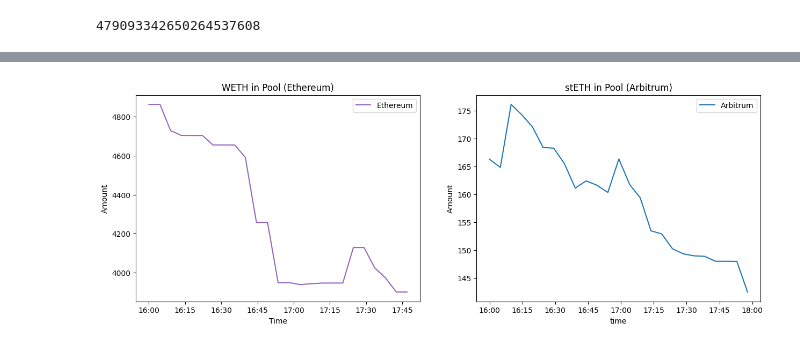
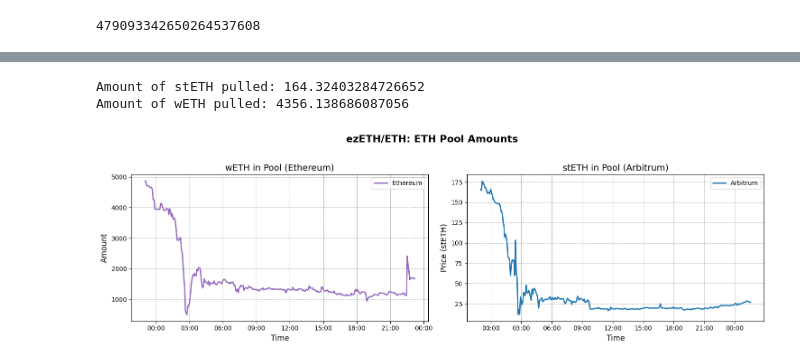
Before and after one commit to keroshanpillay/ezETH-Depeg-Analysis, a Jupyter notebook: analysis.ipynb, the cells around one changed output, grey strips where cells are left out. Cells and saved outputs as stored; diff of their text form; code cells hidden in the pictures.

```diff
--- a/analysis.ipynb
+++ b/analysis.ipynb
@@ -71,7 +64,7 @@ import json
 
 BPT_DECIMALS = 1e18
 
-num_hours = 6
+num_hours = 27
 
 START_HEIGHT = 19721825
 START_HEIGHT = eth_block_start
@@ -200,6 +196,6 @@ The latest ezETH/WETH price is: 0.9780862546408853
 # %%
-timestamps = [datetime.fromtimestamp(ts) for ts in timestamps]
-timestamps_arb = [datetime.fromtimestamp(ts) for ts in timestamps_arb]
+timestamps = [datetime.fromtimestamp(ts, tz=timezone.utc) for ts in timestamps]
+timestamps_arb = [datetime.fromtimestamp(ts, tz=timezone.utc) for ts in timestamps_arb]
 
 # scaling_factors = [1000000000000000000, 1012126580662408076, 1000000000000000000]
 # scaling_factors_arb = [1012128187462516518, 1169781604352280999, 1000000000000000000 ]
@@ -256,29 +347,54 @@ ax[1].xaxis.set_major_formatter(myFmt)
+# %%
+#calculate amount drops
+steth_pulled = (max(weth_amts_arb) - min(weth_amts_arb))
+weth_pulled = (max(weth_amts) - min(weth_amts))
+
+print(f"Amount of stETH pulled: {steth_pulled}")
+print(f"Amount of wETH pulled: {weth_pulled}")
+# %% [output]
+Amount of stETH pulled: 164.32403284726652
+Amount of wETH pulled: 4356.138686087056
 # %%
-fig, ax = plt.subplots(1,2, figsize=(15, 5))
+fig, ax = plt.subplots(1, 2, figsize=(15, 5))
 
-color='tab:purple'
-ax[0].set_xlabel('Time')
-ax[0].set_title('WETH in Pool (Ethereum)')
-ax[0].set_ylabel('Amount')
-ax[0].plot(timestamps, weth_amts, label='Ethereum', color=color)
-ax[0].tick_params(axis='y')
-ax[0].legend()
+# Common settings
+grid_style = {'color': 'gray', 'linestyle': '--', 'linewidth': 0.5}
+label_fontsize = 12
+title_fontsize = 14
 
-# beautify the x-labels
+# First subplot: Ethereum
+ax[0].set_title('wETH in Pool (Ethereum)', fontsize=title_fontsize)
+ax[0].set_xlabel('Time', fontsize=label_fontsize)
+ax[0].set_ylabel('Amount', fontsize=label_fontsize)
+ax[0].plot(timestamps, weth_amts, label='Ethereum', color='tab:purple', linewidth=2)
+ax[0].tick_params(axis='both', which='major', labelsize=10)
+ax[0].legend(loc='upper right', fontsize=10)
+ax[0].grid(True, **grid_style)
+
+# Beautify the x-labels
 myFmt = mdates.DateFormatter('%H:%M')
 ax[0].xaxis.set_major_formatter(myFmt)
 
-color='tab:blue'
-ax[1].set_title('stETH in Pool (Arbitrum)')
-ax[1].set_xlabel('time')
-ax[1].set_ylabel('Amount')
-ax[1].plot(timestamps_arb, weth_amts_arb, label='Arbitrum', color=color)
-ax[1].tick_params(axis='y')
-ax[1].legend()
+# Second subplot: Arbitrum
+ax[1].set_title('stETH in Pool (Arbitrum)', fontsize=title_fontsize)
+ax[1].set_xlabel('Time', fontsize=label_fontsize)
+ax[1].set_ylabel('Price (stETH)', fontsize=label_fontsize)
+ax[1].plot(timestamps_arb, weth_amts_arb, label='Arbitrum', color='tab:blue', linewidth=2)
+ax[1].tick_params(axis='both', which='major', labelsize=10)
+ax[1].legend(loc='upper right', fontsize=10)
+ax[1].grid(True, **grid_style)
 
-# beautify the x-labels
-myFmt = mdates.DateFormatter('%H:%M')
+# Beautify the x-labels
 ax[1].xaxis.set_major_formatter(myFmt)
+
+# Main title
+fig.suptitle('ezETH/ETH: ETH Pool Amounts', fontsize=16, fontweight='bold')
+
+# Tight layout
+plt.tight_layout(rect=[0, 0.03, 1, 0.95])
+
+# Show plot
+plt.show()
 # %% [output]
-[figure, old version]
+[figure, new version]
 # %%
```
Also changed, not shown: parts of 12 cells of this notebook.
